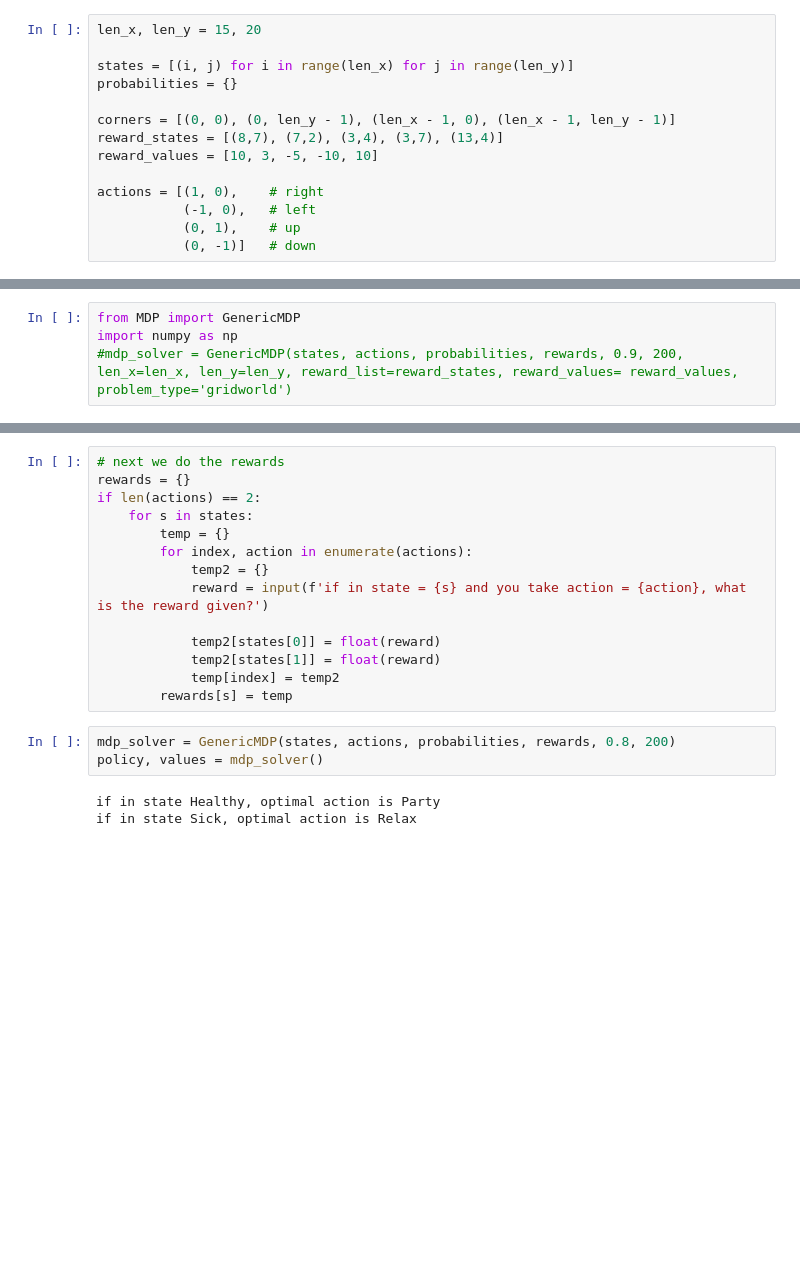
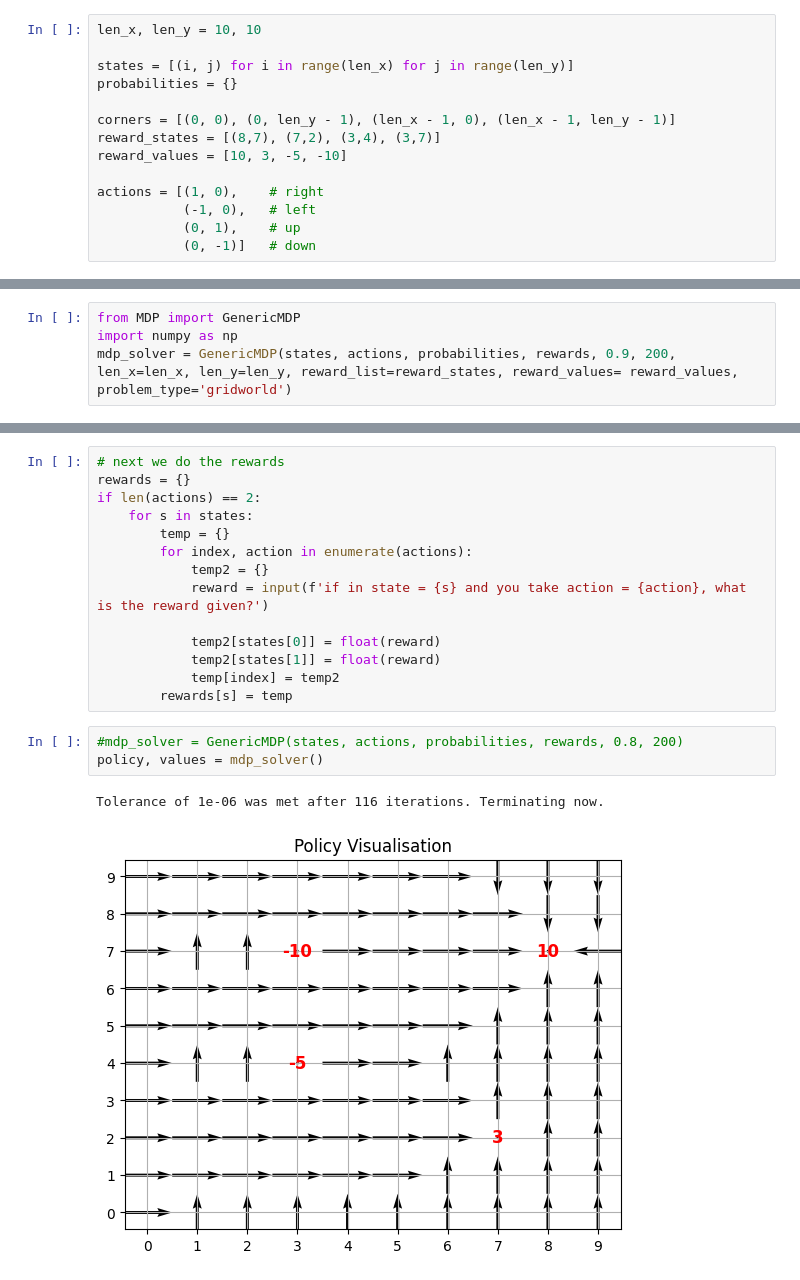
Before and after one commit to Harry-Ell/601-assessment-2, a Jupyter notebook: development_steps/first_mdp.ipynb, the cells around one changed output, grey strips where cells are left out. Drawn from its saved outputs; the diff is of its cells as text; blank space fills up the shorter version.

```diff
--- a/development_steps/first_mdp.ipynb
+++ b/development_steps/first_mdp.ipynb
@@ -266,14 +266,14 @@ def populate_edge_penalties(state, actions):
 
     return sub_dirs
 # %%
-len_x, len_y = 15, 20
+len_x, len_y = 10, 10
 
 states = [(i, j) for i in range(len_x) for j in range(len_y)]
 probabilities = {}
 
 corners = [(0, 0), (0, len_y - 1), (len_x - 1, 0), (len_x - 1, len_y - 1)]
-reward_states = [(8,7), (7,2), (3,4), (3,7), (13,4)]
-reward_values = [10, 3, -5, -10, 10]
+reward_states = [(8,7), (7,2), (3,4), (3,7)]
+reward_values = [10, 3, -5, -10]
 
 actions = [(1, 0),    # right
            (-1, 0),   # left
@@ -305,6 +305,6 @@ for state in states:
 # %%
 from MDP import GenericMDP
 import numpy as np
-#mdp_solver = GenericMDP(states, actions, probabilities, rewards, 0.9, 200, len_x=len_x, len_y=len_y, reward_list=reward_states, reward_values= reward_values, problem_type='gridworld')
+mdp_solver = GenericMDP(states, actions, probabilities, rewards, 0.9, 200, len_x=len_x, len_y=len_y, reward_list=reward_states, reward_values= reward_values, problem_type='gridworld')
 # %%
 # we need to make the objects for rewards and actions for the states for ex 9.27
@@ -348,8 +352,8 @@ if len(actions) == 2:
             temp[index] = temp2
         rewards[s] = temp
 # %%
-mdp_solver = GenericMDP(states, actions, probabilities, rewards, 0.8, 200)
+#mdp_solver = GenericMDP(states, actions, probabilities, rewards, 0.8, 200)
 policy, values = mdp_solver()
 # %% [output]
-if in state Healthy, optimal action is Party
-if in state Sick, optimal action is Relax
+Tolerance of 1e-06 was met after 116 iterations. Terminating now.
+[figure, added]
```
Also changed, not shown: parts of 3 cells of this notebook, 3 other files.
